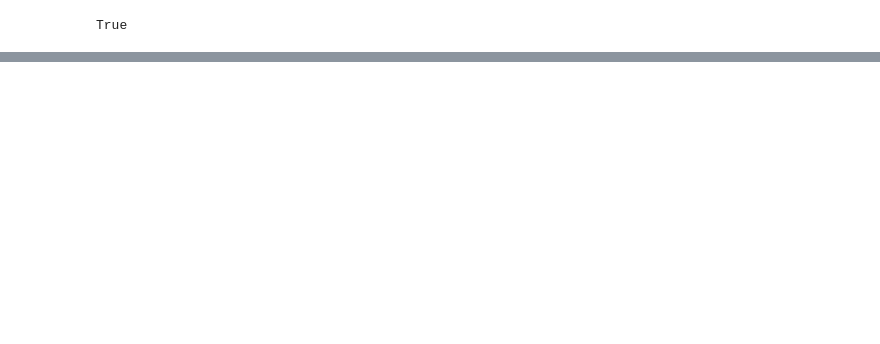
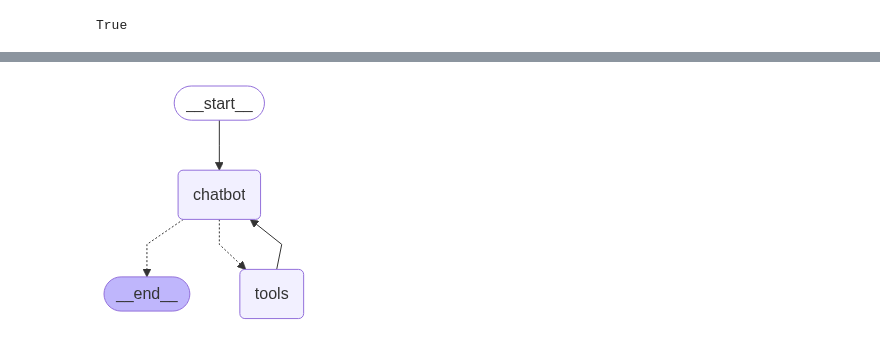
Before and after one commit to sonsungjong/python, a Jupyter notebook: RAG/17-LangGraph/03-LangGraph-Agent.ipynb, the cells around one changed output, grey strips where cells are left out. Cells and saved outputs as stored; diff of their text form; code cells hidden in the pictures; blank space fills up the shorter version.

```diff
--- a/RAG/17-LangGraph/03-LangGraph-Agent.ipynb
+++ b/RAG/17-LangGraph/03-LangGraph-Agent.ipynb
@@ -98,3 +102,37 @@ graph_builder.add_node("tools", tool_node)
 # %%
 ### Conditinoal Edge
 ### 조건부 엣지
+from langgraph.graph import START, END
+
+def route_tools(state : State):
+    if messages := state.get("messages", []):
+        # 가장 최근 메시지
+        ai_message = messages[-1]
+    else:
+        raise ValueError(f"No messages found in input state to tool_edge: {state}")
+
+    # AI에 도구 호출이 있으면 tools 반환
+    if hasattr(ai_message, "tool_calls") and len(ai_message.tool_calls) > 0:
+        return "tools"
+    # 도구호출 없으면 END
+    return END
+# %%
+graph_builder.add_edge(START, "chatbot")            # START -> chatbot
+
+graph_builder.add_conditional_edges(
+    source="chatbot",
+    path=route_tools,               # 반환값이 tools면 tools 노드로, 그렇지 않으면 END 노드로 라우팅
+    path_map={"tools":"tools", END: END}
+)
+
+graph_builder.add_edge("tools", "chatbot")          # tools -> chatbot
+
+
+# 컴파일
+graph = graph_builder.compile()
+# %%
+# 그래프 시각화
+from IPython.display import display, Image
+display(Image(graph.get_graph().draw_mermaid_png()))
+# %% [output]
+[figure, added]
```
Also changed, not shown: parts of 16 cells of this notebook, 1 other file.
